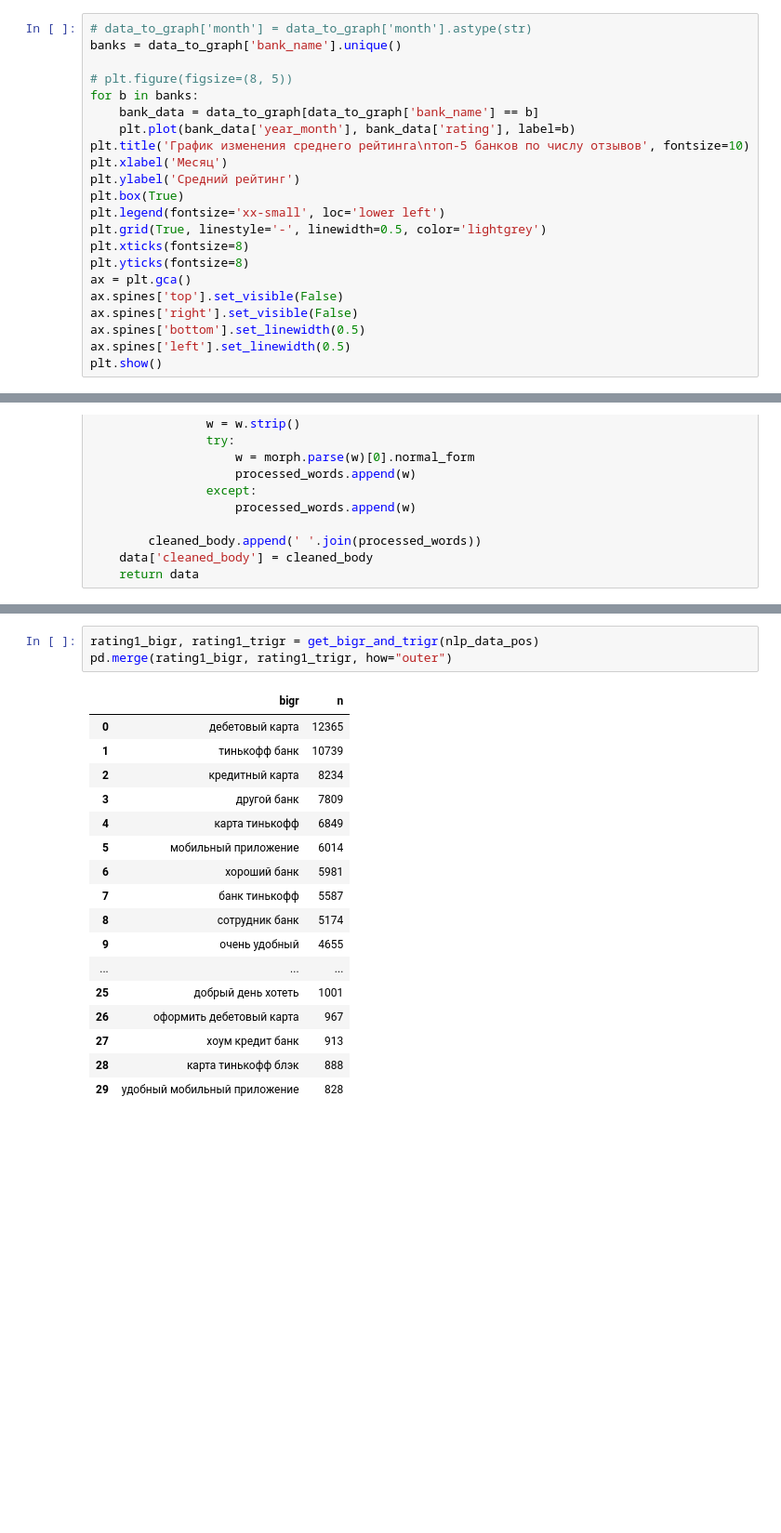
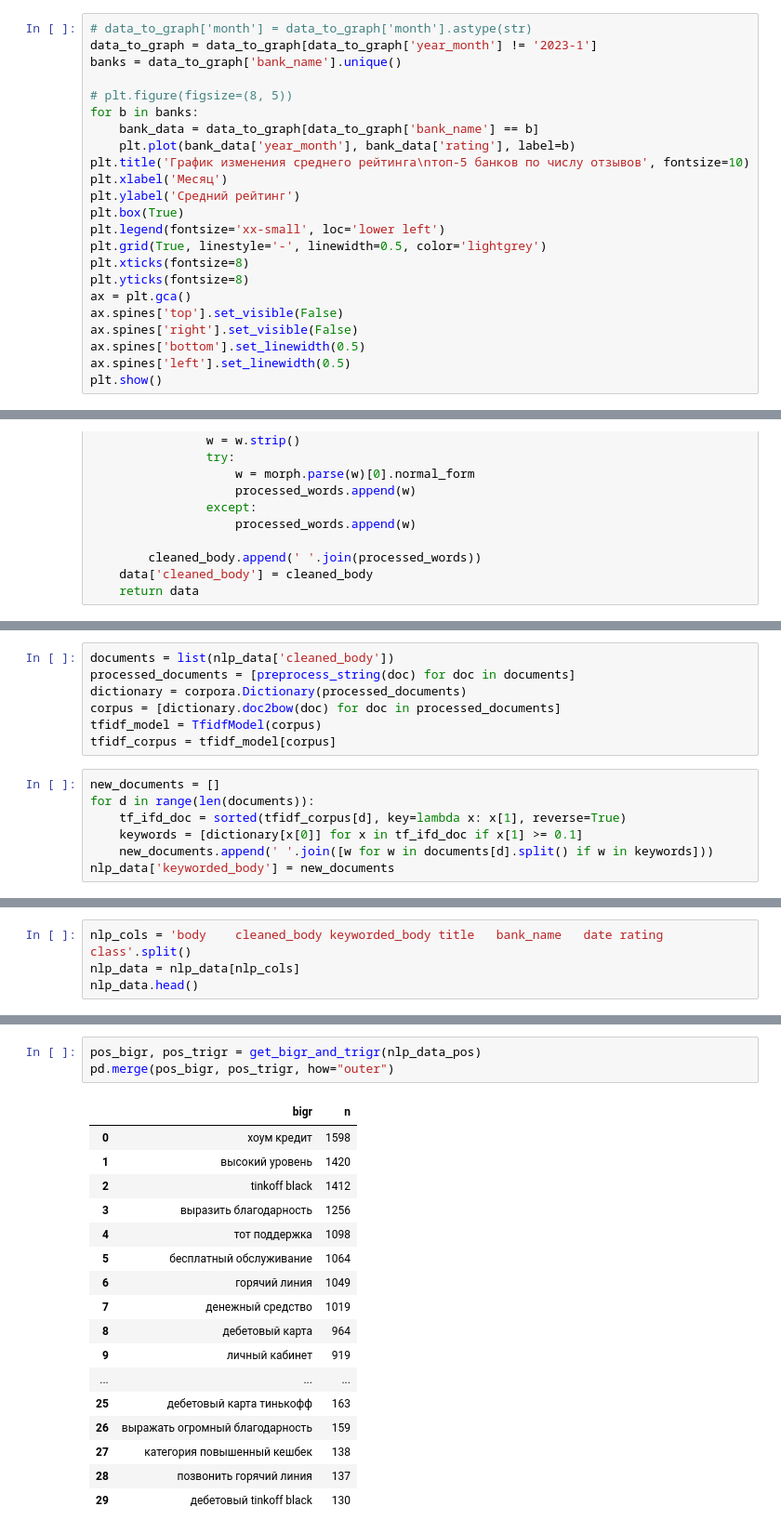
Before and after one commit to maykorablina/test-task-sber-ds-nlp, a Jupyter notebook: test_task.ipynb, the cells around one changed output, grey strips where cells are left out. Shown: that part at 93% size. Cells and saved outputs as stored; diff of their text form; blank space fills up the shorter version.

```diff
--- a/test_task.ipynb
+++ b/test_task.ipynb
@@ -166,5 +192,6 @@ data_to_graph
 # %%
 # data_to_graph['month'] = data_to_graph['month'].astype(str)
+data_to_graph = data_to_graph[data_to_graph['year_month'] != '2023-1']
 banks = data_to_graph['bank_name'].unique()
 
 # plt.figure(figsize=(8, 5))
@@ -345,0 +340,14 @@ for i in tfidf_scores:
+# %%
+documents = list(nlp_data['cleaned_body'])
+processed_documents = [preprocess_string(doc) for doc in documents]
+dictionary = corpora.Dictionary(processed_documents)
+corpus = [dictionary.doc2bow(doc) for doc in processed_documents]
+tfidf_model = TfidfModel(corpus)
+tfidf_corpus = tfidf_model[corpus]
+# %%
+new_documents = []
+for d in range(len(documents)):
+    tf_ifd_doc = sorted(tfidf_corpus[d], key=lambda x: x[1], reverse=True)
+    keywords = [dictionary[x[0]] for x in tf_ifd_doc if x[1] >= 0.1]
+    new_documents.append(' '.join([w for w in documents[d].split() if w in keywords]))
+nlp_data['keyworded_body'] = new_documents
@@ -345,0 +359,4 @@ for i in tfidf_scores:
+# %%
+nlp_cols = 'body	cleaned_body keyworded_body	title	bank_name	date rating	class'.split()
+nlp_data = nlp_data[nlp_cols]
+nlp_data.head()
@@ -367,21 +456,21 @@ def get_bigr_and_trigr(nlp_data):
 # %%
-rating1_bigr, rating1_trigr = get_bigr_and_trigr(nlp_data_pos)
-pd.merge(rating1_bigr, rating1_trigr, how="outer")
+pos_bigr, pos_trigr = get_bigr_and_trigr(nlp_data_pos)
+pd.merge(pos_bigr, pos_trigr, how="outer")
 # %% [output]
 |  | bigr | n |
-| 0 | дебетовый карта | 12365 |
-| 1 | тинькофф банк | 10739 |
-| 2 | кредитный карта | 8234 |
-| 3 | другой банк | 7809 |
-| 4 | карта тинькофф | 6849 |
-| 5 | мобильный приложение | 6014 |
-| 6 | хороший банк | 5981 |
-| 7 | банк тинькофф | 5587 |
-| 8 | сотрудник банк | 5174 |
-| 9 | очень удобный | 4655 |
+| 0 | хоум кредит | 1598 |
+| 1 | высокий уровень | 1420 |
+| 2 | tinkoff black | 1412 |
+| 3 | выразить благодарность | 1256 |
+| 4 | тот поддержка | 1098 |
+| 5 | бесплатный обслуживание | 1064 |
+| 6 | горячий линия | 1049 |
+| 7 | денежный средство | 1019 |
+| 8 | дебетовый карта | 964 |
+| 9 | личный кабинет | 919 |
 | ... | ... | ... |
-| 25 | добрый день хотеть | 1001 |
-| 26 | оформить дебетовый карта | 967 |
-| 27 | хоум кредит банк | 913 |
-| 28 | карта тинькофф блэк | 888 |
-| 29 | удобный мобильный приложение | 828 |
+| 25 | дебетовый карта тинькофф | 163 |
+| 26 | выражать огромный благодарность | 159 |
+| 27 | категория повышенный кешбек | 138 |
+| 28 | позвонить горячий линия | 137 |
+| 29 | дебетовый tinkoff black | 130 |
```
Also changed, not shown: parts of 39 cells of this notebook.
